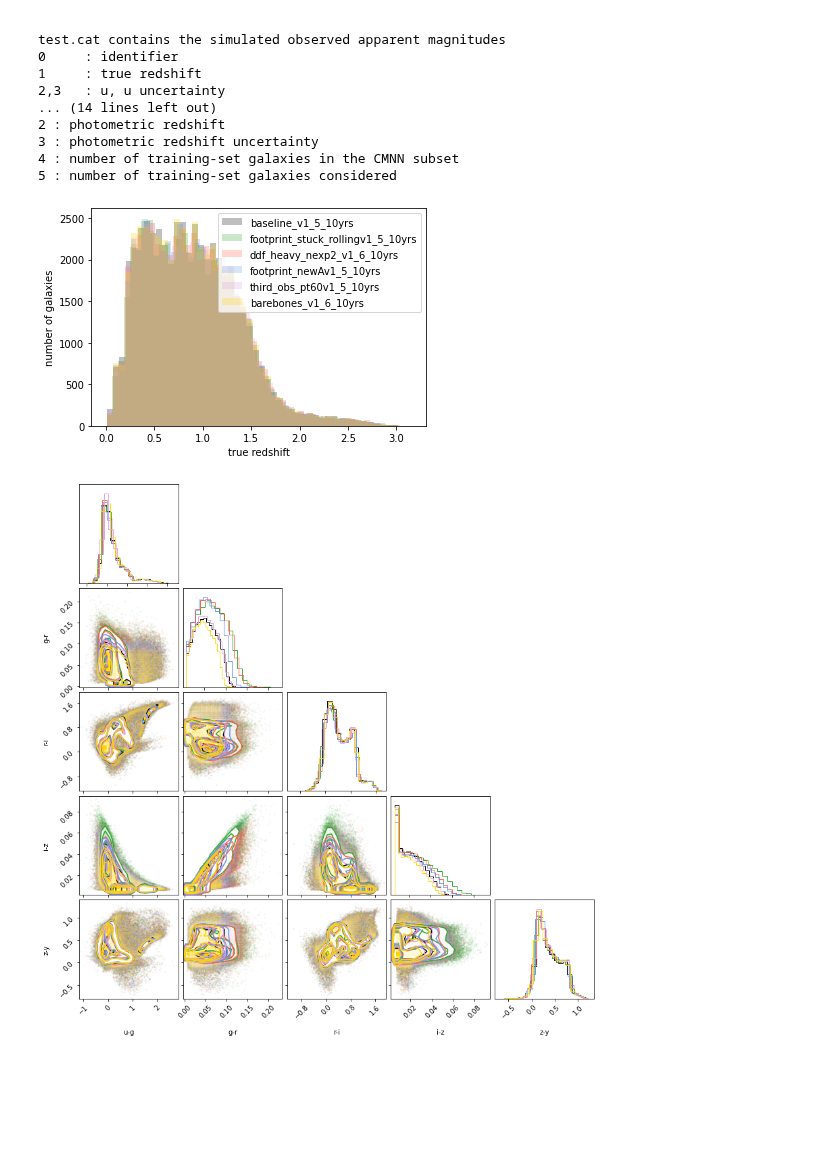
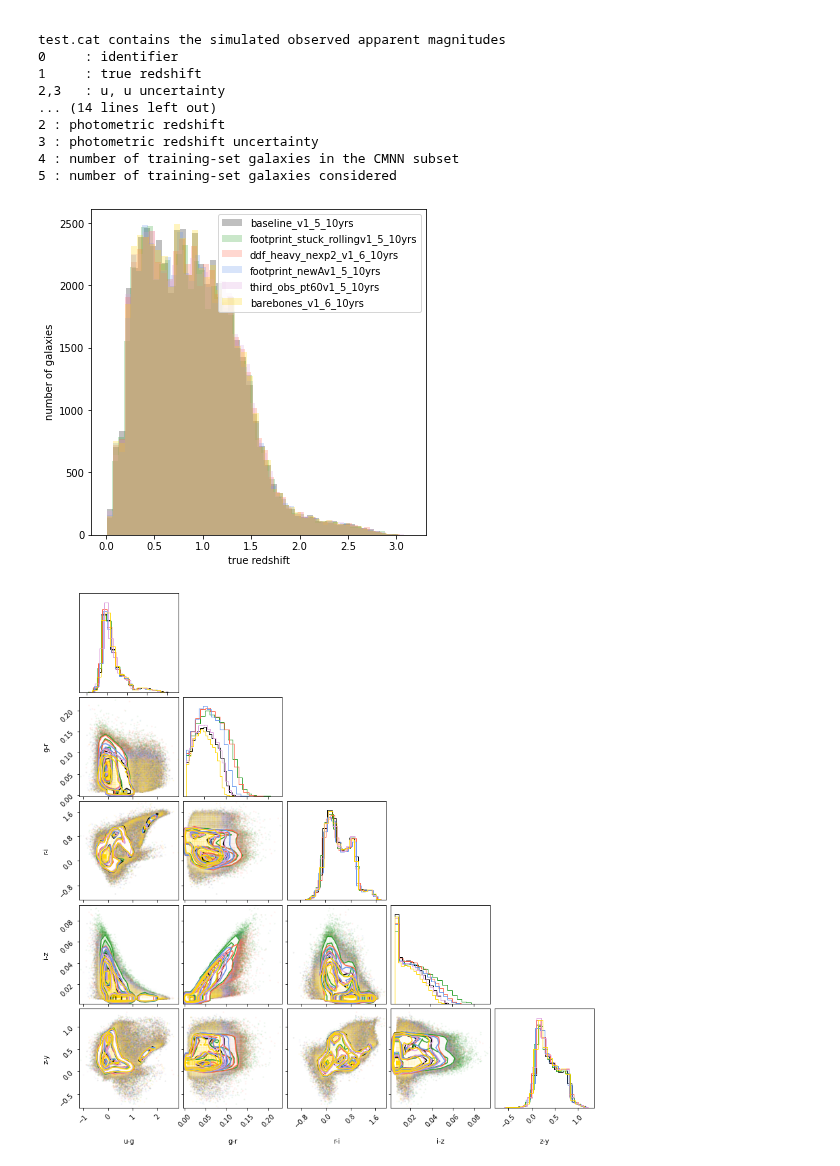
Before and after one commit to bscot/TheLastMetric, a Jupyter notebook: training_flows.ipynb, the cells around one changed output. Drawn from its saved outputs; the diff is of its cells as text; code cells hidden in the pictures; blank space fills up the shorter version.

```diff
--- a/training_flows.ipynb
+++ b/training_flows.ipynb
@@ -84,16 +84,17 @@ for os in available_os:
     cat = z_cat.merge(phot_cat)
     catalogs[os] = cat.dropna()
 # %%
+fig = plt.figure(figsize=(6,6))
 for os in available_os:
     plt.hist(catalogs[os]["z_true"], bins=50, alpha=0.25, color=os_colors[os],
              label = os_names[os])
 
 plt.xlabel("true redshift")
 plt.ylabel("number of galaxies")
 plt.legend()
 plt.show()
 # %% [output]
-[figure, old version]
+[figure, new version]
 # %%
 fig = plt.figure(figsize=(12, 12))
 
```
Also changed, not shown: parts of 4 cells of this notebook, 6 other files.
